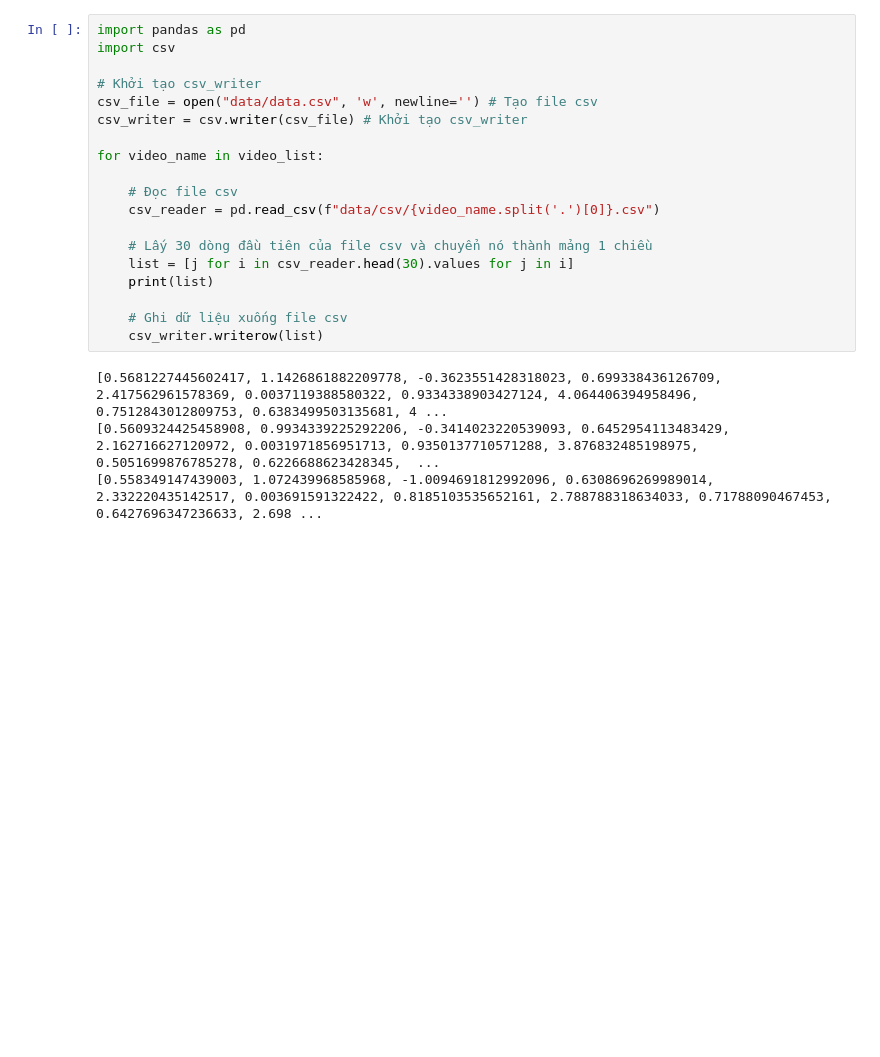
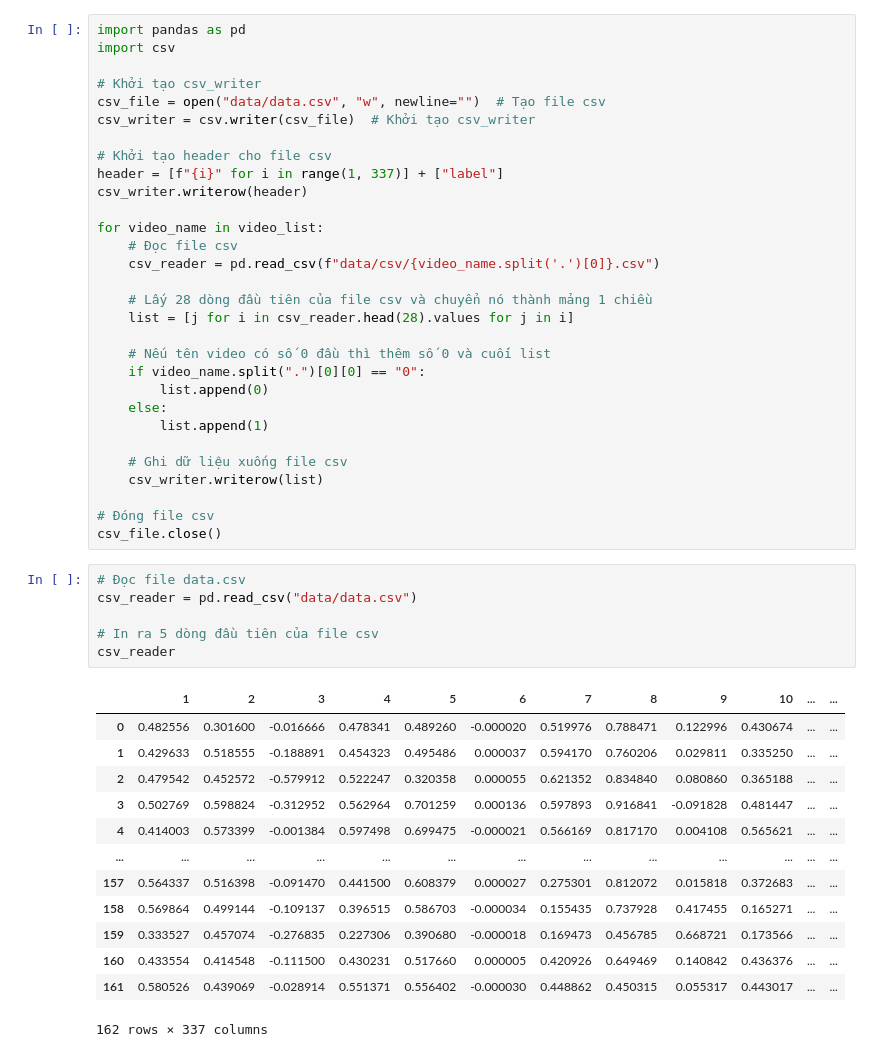
Before and after one commit to DraiGShyva/fall_detection, a Jupyter notebook: model/build_data.ipynb, the cells around one changed output. Drawn from its saved outputs; the diff is of its cells as text; blank space fills up the shorter version.

```diff
--- a/model/build_data.ipynb
+++ b/model/build_data.ipynb
@@ -62,21 +70,48 @@ import pandas as pd
 import csv
 
 # Khởi tạo csv_writer
-csv_file = open("data/data.csv", 'w', newline='') # Tạo file csv
-csv_writer = csv.writer(csv_file) # Khởi tạo csv_writer
+csv_file = open("data/data.csv", "w", newline="")  # Tạo file csv
+csv_writer = csv.writer(csv_file)  # Khởi tạo csv_writer
+
+# Khởi tạo header cho file csv
+header = [f"{i}" for i in range(1, 337)] + ["label"]
+csv_writer.writerow(header)
 
 for video_name in video_list:
-
     # Đọc file csv
     csv_reader = pd.read_csv(f"data/csv/{video_name.split('.')[0]}.csv")
 
-    # Lấy 30 dòng đầu tiên của file csv và chuyển nó thành mảng 1 chiều
-    list = [j for i in csv_reader.head(30).values for j in i]
-    print(list)
+    # Lấy 28 dòng đầu tiên của file csv và chuyển nó thành mảng 1 chiều
+    list = [j for i in csv_reader.head(28).values for j in i]
+
+    # Nếu tên video có số 0 đầu thì thêm số 0 và cuối list
+    if video_name.split(".")[0][0] == "0":
+        list.append(0)
+    else:
+        list.append(1)
 
     # Ghi dữ liệu xuống file csv
     csv_writer.writerow(list)
+
+# Đóng file csv
+csv_file.close()
-# %% [output]
-[0.5681227445602417, 1.1426861882209778, -0.3623551428318023, 0.699338436126709, 2.417562961578369, 0.0037119388580322, 0.9334338903427124, 4.064406394958496, 0.7512843012809753, 0.6383499503135681, 4 ...
-[0.5609324425458908, 0.9934339225292206, -0.3414023220539093, 0.6452954113483429, 2.162716627120972, 0.0031971856951713, 0.9350137710571288, 3.876832485198975, 0.5051699876785278, 0.6226688623428345,  ...
-[0.558349147439003, 1.072439968585968, -1.0094691812992096, 0.6308696269989014, 2.332220435142517, 0.003691591322422, 0.8185103535652161, 2.788788318634033, 0.71788090467453, 0.6427696347236633, 2.698 ...
+# %%
+# Đọc file data.csv
+csv_reader = pd.read_csv("data/data.csv")
+
+# In ra 5 dòng đầu tiên của file csv
+csv_reader
+# %% [output]
+|  | 1 | 2 | 3 | 4 | 5 | 6 | 7 | 8 | 9 | 10 | ... | ... |
+| 0 | 0.482556 | 0.301600 | -0.016666 | 0.478341 | 0.489260 | -0.000020 | 0.519976 | 0.788471 | 0.122996 | 0.430674 | ... | ... |
+| 1 | 0.429633 | 0.518555 | -0.188891 | 0.454323 | 0.495486 | 0.000037 | 0.594170 | 0.760206 | 0.029811 | 0.335250 | ... | ... |
+| 2 | 0.479542 | 0.452572 | -0.579912 | 0.522247 | 0.320358 | 0.000055 | 0.621352 | 0.834840 | 0.080860 | 0.365188 | ... | ... |
+| 3 | 0.502769 | 0.598824 | -0.312952 | 0.562964 | 0.701259 | 0.000136 | 0.597893 | 0.916841 | -0.091828 | 0.481447 | ... | ... |
+| 4 | 0.414003 | 0.573399 | -0.001384 | 0.597498 | 0.699475 | -0.000021 | 0.566169 | 0.817170 | 0.004108 | 0.565621 | ... | ... |
+| ... | ... | ... | ... | ... | ... | ... | ... | ... | ... | ... | ... | ... |
+| 157 | 0.564337 | 0.516398 | -0.091470 | 0.441500 | 0.608379 | 0.000027 | 0.275301 | 0.812072 | 0.015818 | 0.372683 | ... | ... |
+| 158 | 0.569864 | 0.499144 | -0.109137 | 0.396515 | 0.586703 | -0.000034 | 0.155435 | 0.737928 | 0.417455 | 0.165271 | ... | ... |
+| 159 | 0.333527 | 0.457074 | -0.276835 | 0.227306 | 0.390680 | -0.000018 | 0.169473 | 0.456785 | 0.668721 | 0.173566 | ... | ... |
+| 160 | 0.433554 | 0.414548 | -0.111500 | 0.430231 | 0.517660 | 0.000005 | 0.420926 | 0.649469 | 0.140842 | 0.436376 | ... | ... |
+| 161 | 0.580526 | 0.439069 | -0.028914 | 0.551371 | 0.556402 | -0.000030 | 0.448862 | 0.450315 | 0.055317 | 0.443017 | ... | ... |
+162 rows × 337 columns
```
Also changed, not shown: parts of 3 cells of this notebook, 13 other files.
